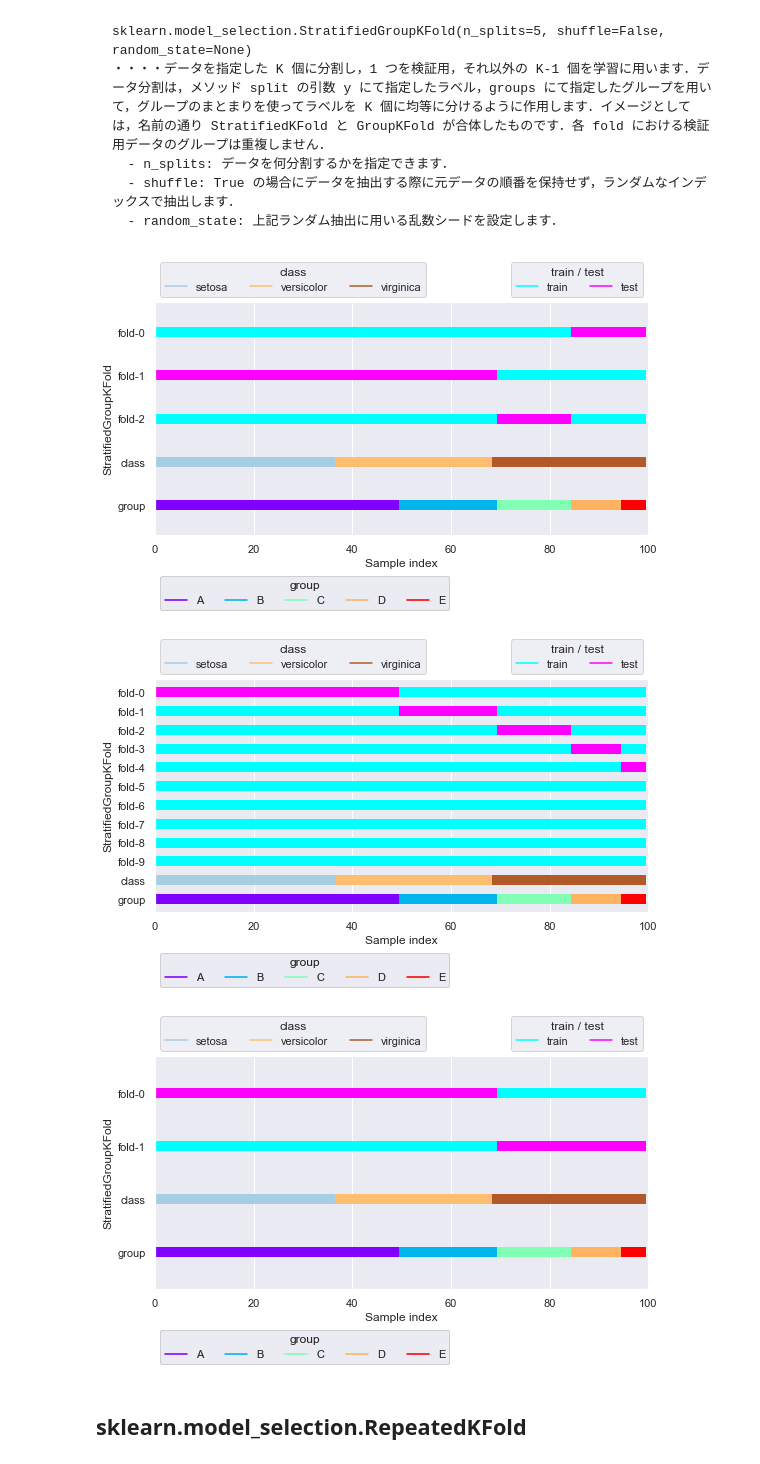
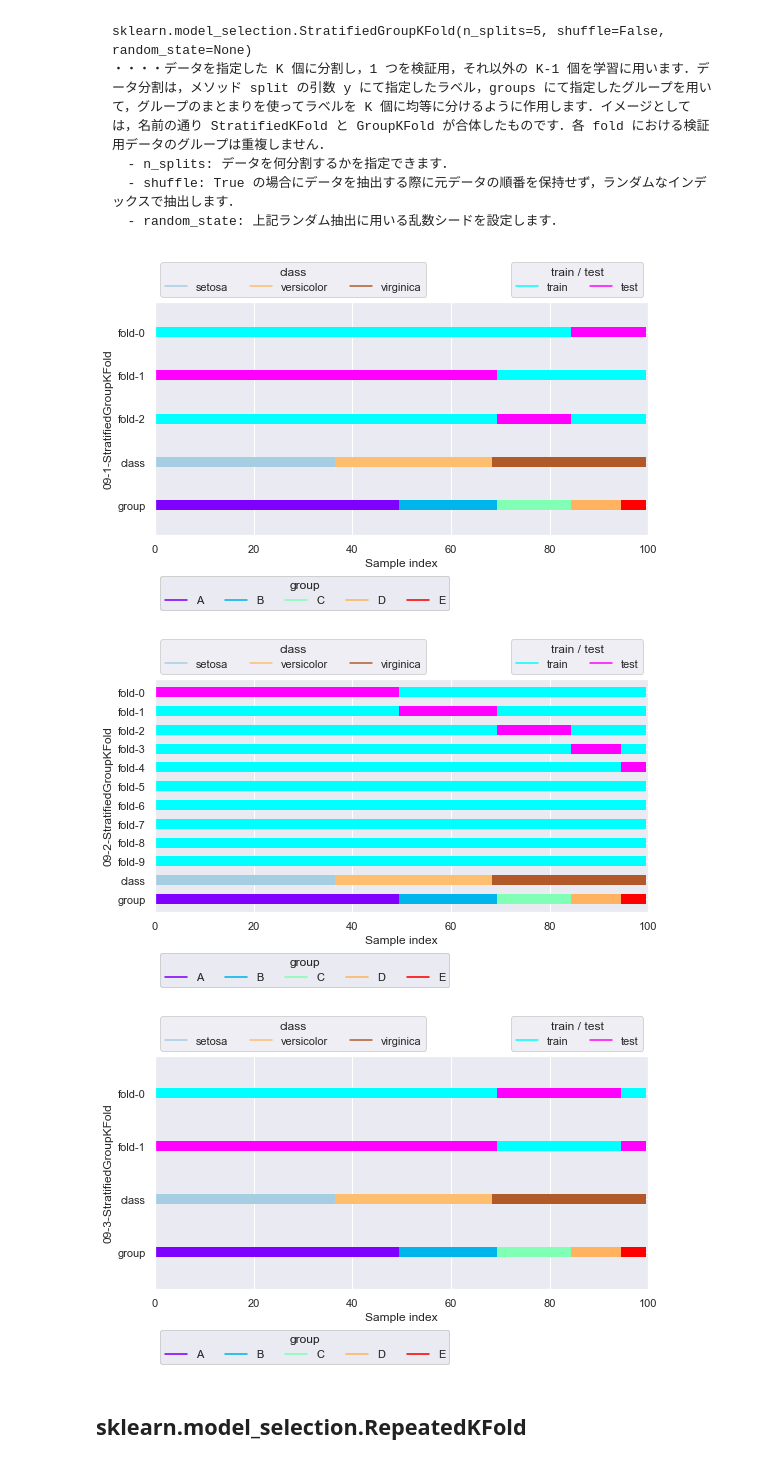
Before and after one commit to KazutoMakino/PythonCourse, a Jupyter notebook: CrossValidation/crossval.ipynb, the cells around one changed output. Saved outputs shown, nothing was run; the diff lists cells and outputs as text; code cells hidden in the pictures.

```diff
--- a/CrossValidation/crossval.ipynb
+++ b/CrossValidation/crossval.ipynb
@@ -687,7 +693,7 @@ sklearn.model_selection.GroupShuffleSplit(n_splits=5, *, test_size=None, train_s
 from sklearn.model_selection import GroupShuffleSplit
 
 gss = GroupShuffleSplit(n_splits=10, random_state=42)
-plotter = FoldsPlotter(x=x, y=y, group=group, ylabel="GroupShuffleSplit")
+plotter = FoldsPlotter(x=x, y=y, group=group, ylabel="08-1-GroupShuffleSplit")
 for i, (train_idx, test_idx) in enumerate(gss.split(X=x, y=y, groups=group)):
     plotter.add_plot(train_idx, test_idx)
 plotter.show()
@@ -696,6 +702,6 @@ plotter.show()
 # %%
 gss = GroupShuffleSplit(n_splits=2, test_size=0.25, random_state=42)
-plotter = FoldsPlotter(x=x, y=y, group=group, ylabel="GroupShuffleSplit")
+plotter = FoldsPlotter(x=x, y=y, group=group, ylabel="08-2-GroupShuffleSplit")
 for i, (train_idx, test_idx) in enumerate(gss.split(X=x, y=y, groups=x["area"])):
     plotter.add_plot(train_idx, test_idx)
 plotter.show()
@@ -715,28 +721,28 @@ sklearn.model_selection.StratifiedGroupKFold(n_splits=5, shuffle=False, random_s
 from sklearn.model_selection import StratifiedGroupKFold
 
 sgkf = StratifiedGroupKFold(n_splits=3, shuffle=True, random_state=42)
-plotter = FoldsPlotter(x=x, y=y, group=group, ylabel="StratifiedGroupKFold")
+plotter = FoldsPlotter(x=x, y=y, group=group, ylabel="09-1-StratifiedGroupKFold")
 for i, (train_idx, test_idx) in enumerate(sgkf.split(X=x, y=y, groups=group)):
     plotter.add_plot(train_idx, test_idx)
 plotter.show()
 # %% [output]
-[figure, old version]
+[figure, new version]
 # %%
 sgkf = StratifiedGroupKFold(n_splits=10, shuffle=False)
-plotter = FoldsPlotter(x=x, y=y, group=group, ylabel="StratifiedGroupKFold")
+plotter = FoldsPlotter(x=x, y=y, group=group, ylabel="09-2-StratifiedGroupKFold")
 for i, (train_idx, test_idx) in enumerate(sgkf.split(X=x, y=y, groups=group)):
     plotter.add_plot(train_idx, test_idx)
 plotter.show()
 # %% [output]
-[figure, old version]
+[figure, new version]
 # %%
 sgkf = StratifiedGroupKFold(n_splits=2, shuffle=True)
-plotter = FoldsPlotter(x=x, y=y, group=group, ylabel="StratifiedGroupKFold")
+plotter = FoldsPlotter(x=x, y=y, group=group, ylabel="09-3-StratifiedGroupKFold")
 for i, (train_idx, test_idx) in enumerate(sgkf.split(X=x, y=y, groups=group)):
     plotter.add_plot(train_idx, test_idx)
 plotter.show()
 # %% [output]
-[figure, old version]
+[figure, new version]
 # %% [markdown]
 ## sklearn.model_selection.RepeatedKFold
 # %% [markdown]
```
Also changed, not shown: parts of 32 cells of this notebook, 33 other files.
